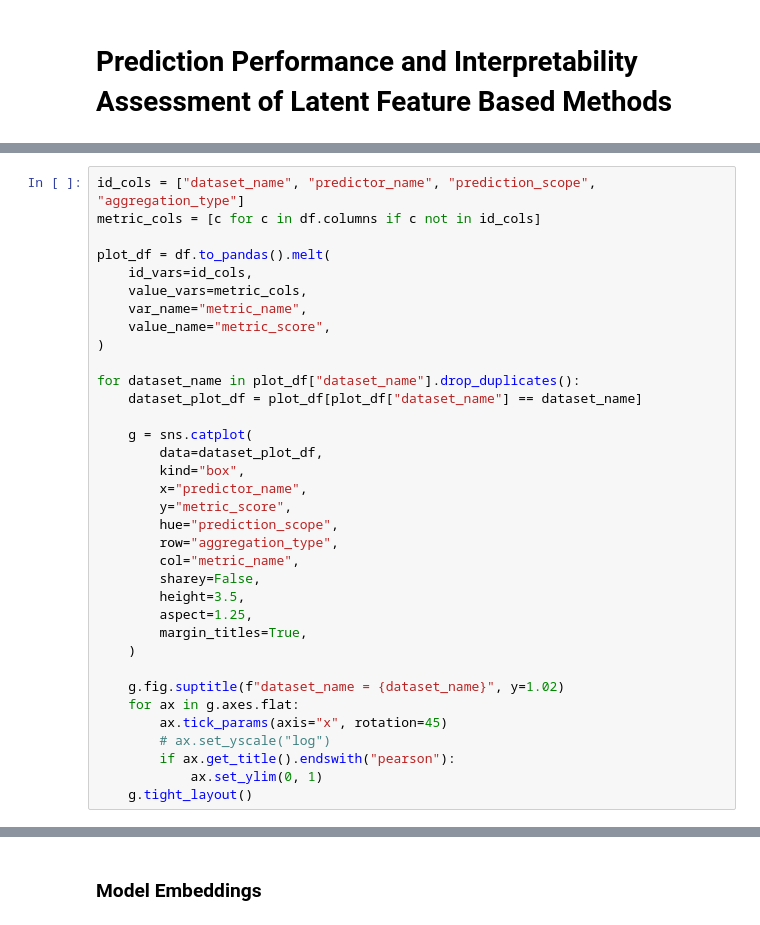
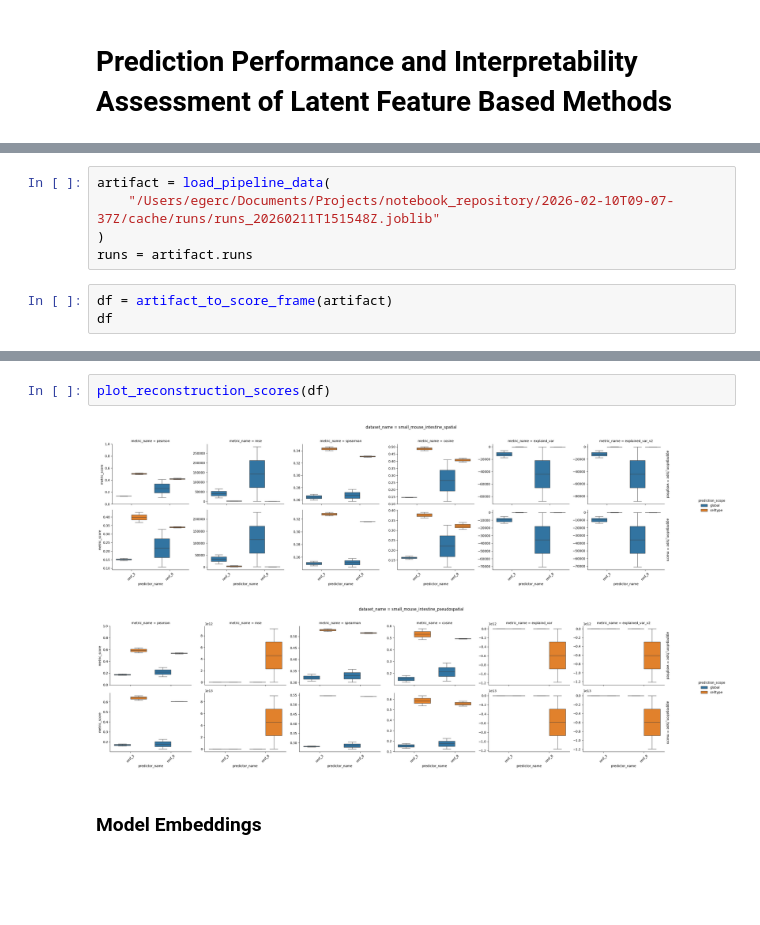
Before and after one commit to egerc/notebook_repository, a Jupyter notebook: 2026-02-10T09-07-37Z/2026-02-10T09-07-37Z.ipynb, the cells around one changed output, grey strips where cells are left out. Saved outputs shown, nothing was run; the diff lists cells and outputs as text; blank space fills up the shorter version.

Commit message:
refactored notebook to be more modular and use caching of the experiment with joblib.Memory or the whole pipeline including the scores via a saved artifact

```diff
--- a/2026-02-10T09-07-37Z/2026-02-10T09-07-37Z.ipynb
+++ b/2026-02-10T09-07-37Z/2026-02-10T09-07-37Z.ipynb
@@ -639,35 +2,0 @@ shape: (32, 10)
-# %%
-id_cols = ["dataset_name", "predictor_name", "prediction_scope", "aggregation_type"]
-metric_cols = [c for c in df.columns if c not in id_cols]
-
-plot_df = df.to_pandas().melt(
-    id_vars=id_cols,
-    value_vars=metric_cols,
-    var_name="metric_name",
-    value_name="metric_score",
-)
-
-for dataset_name in plot_df["dataset_name"].drop_duplicates():
-    dataset_plot_df = plot_df[plot_df["dataset_name"] == dataset_name]
-
-    g = sns.catplot(
-        data=dataset_plot_df,
-        kind="box",
-        x="predictor_name",
-        y="metric_score",
-        hue="prediction_scope",
-        row="aggregation_type",
-        col="metric_name",
-        sharey=False,
-        height=3.5,
-        aspect=1.25,
-        margin_titles=True,
-    )
-
-    g.fig.suptitle(f"dataset_name = {dataset_name}", y=1.02)
-    for ax in g.axes.flat:
-        ax.tick_params(axis="x", rotation=45)
-        # ax.set_yscale("log")
-        if ax.get_title().endswith("pearson"):
-            ax.set_ylim(0, 1)
-    g.tight_layout()
@@ -676,0 +764,8 @@ for dataset_name in plot_df["dataset_name"].drop_duplicates():
+# %%
+artifact = load_pipeline_data(
+    "/Users/egerc/Documents/Projects/notebook_repository/2026-02-10T09-07-37Z/cache/runs/runs_20260211T151548Z.joblib"
+)
+runs = artifact.runs
+# %%
+df = artifact_to_score_frame(artifact)
+df
@@ -677,2 +787,7 @@ for dataset_name in plot_df["dataset_name"].drop_duplicates():
+# %%
+plot_reconstruction_scores(df)
+# %% [output]
+[figure, added]
+[figure, added]
 # %% [markdown]
  ### Model Embeddings
```
Also changed, not shown: parts of 45 cells of this notebook.
